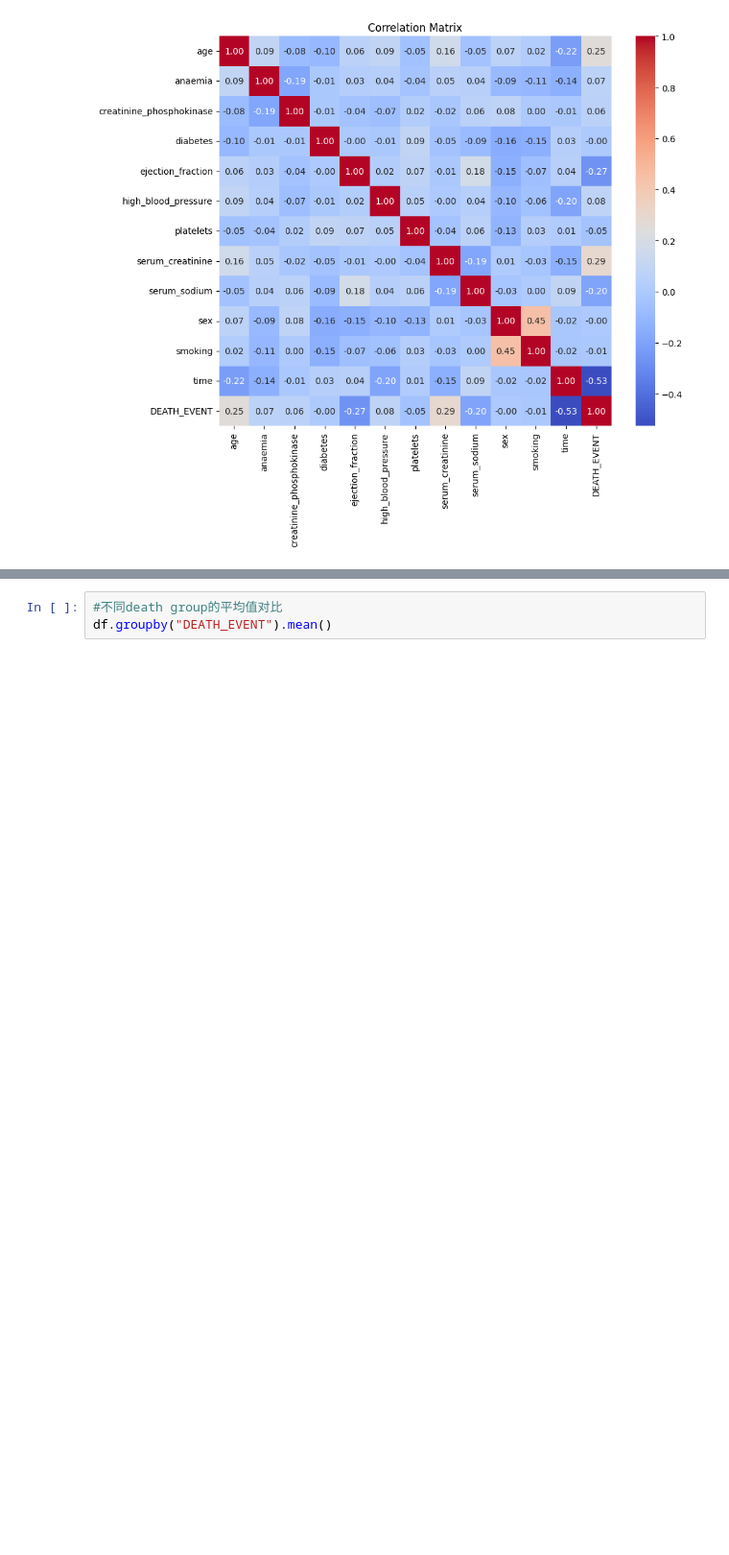
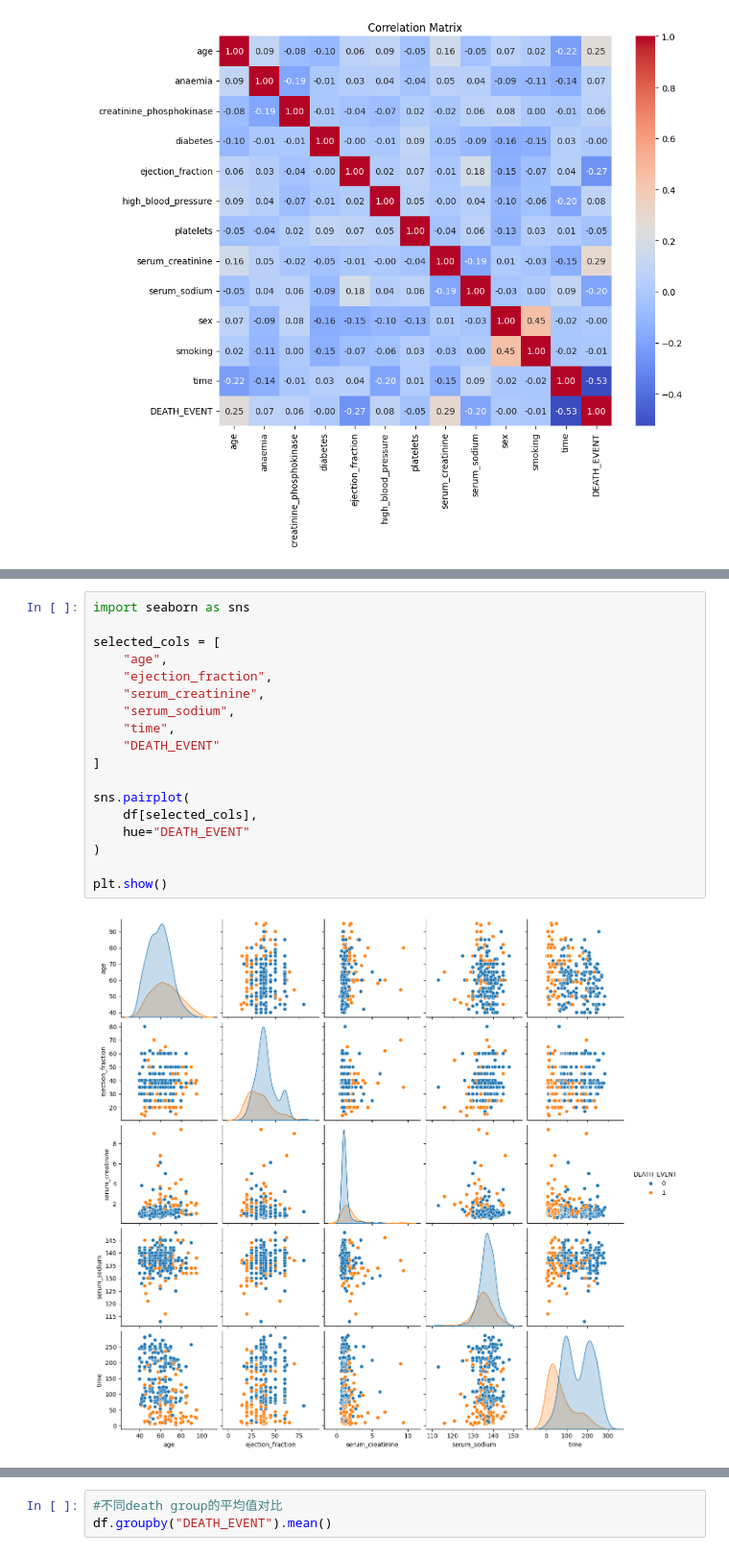
Before and after one commit to taotaokt/CS439_Project, a Jupyter notebook: eda.ipynb, the cells around one changed output, grey strips where cells are left out. Shown at 96% size. Drawn from its saved outputs; the diff is of its cells as text; blank space fills up the shorter version.

```diff
--- a/eda.ipynb
+++ b/eda.ipynb
@@ -181,0 +161,20 @@ for col in num_cols:
+# %%
+import seaborn as sns
+
+selected_cols = [
+    "age",
+    "ejection_fraction",
+    "serum_creatinine",
+    "serum_sodium",
+    "time",
+    "DEATH_EVENT"
+]
+
+sns.pairplot(
+    df[selected_cols],
+    hue="DEATH_EVENT"
+)
+
+plt.show()
+# %% [output]
+[figure, added]
```
Also changed, not shown: parts of 5 cells of this notebook.
